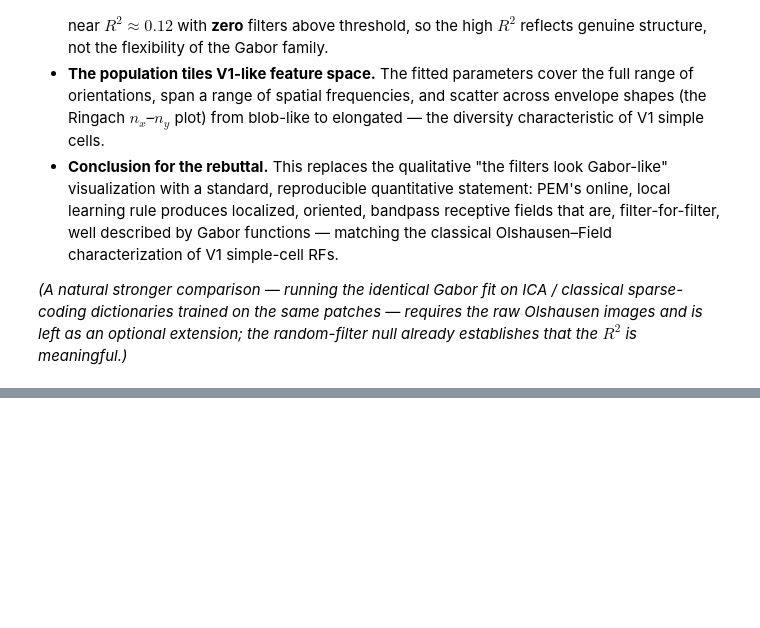
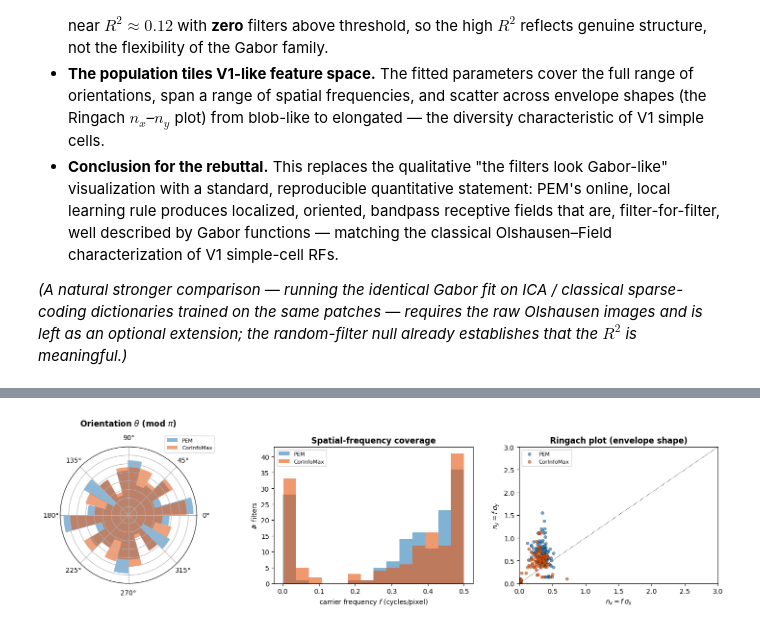
Before and after one commit to BariscanBozkurt/Predictive-Entropy-Maximization, a Jupyter notebook: Simulations/AnalyzeSimulationResults/PEM_Gabor_Receptive_Field_Quantification.ipynb, the cells around one changed output, grey strips where cells are left out. Cells and saved outputs as stored; diff of their text form; code cells hidden in the pictures; blank space fills up the shorter version.

```diff
--- a/Simulations/AnalyzeSimulationResults/PEM_Gabor_Receptive_Field_Quantification.ipynb
+++ b/Simulations/AnalyzeSimulationResults/PEM_Gabor_Receptive_Field_Quantification.ipynb
@@ -291,0 +361,33 @@ extension; the random-filter null already establishes that the $R^2$ is meaningf
+# %%
+def ringach_params(prm, r2, thr=0.75):
+    keep = r2 > thr
+    th = prm[:, 3] % np.pi
+    f  = prm[:, 6]
+    nx = f * np.abs(prm[:, 4]); ny = f * np.abs(prm[:, 5])
+    return th[keep], f[keep], np.clip(nx[keep], 0, 3), np.clip(ny[keep], 0, 3)
+
+thP, fP, nxP, nyP = ringach_params(params, r2_pem)
+thC, fC, nxC, nyC = ringach_params(params_cim, r2_cim)
+
+fig = plt.figure(figsize=(15, 4.2))
+axp = fig.add_subplot(1, 3, 1, projection="polar")
+for th, col, lab in [(thP, "#2c7fb8", "PEM"), (thC, "#e6550d", "CorInfoMax")]:
+    axp.hist(np.concatenate([th, th + np.pi]), bins=24, alpha=0.55, color=col, label=lab)
+axp.set_title("Orientation $\\theta$ (mod $\\pi$)", fontweight="bold", pad=12); axp.set_yticklabels([])
+axp.legend(loc="upper right", bbox_to_anchor=(1.15, 1.1), fontsize=8)
+
+ax2 = fig.add_subplot(1, 3, 2)
+ax2.hist(fP, bins=14, alpha=0.6, color="#2c7fb8", label="PEM")
+ax2.hist(fC, bins=14, alpha=0.6, color="#e6550d", label="CorInfoMax")
+ax2.set_xlabel("carrier frequency $f$ (cycles/pixel)"); ax2.set_ylabel("# filters")
+ax2.set_title("Spatial-frequency coverage", fontweight="bold"); ax2.legend(fontsize=8)
+
+ax3 = fig.add_subplot(1, 3, 3)
+ax3.scatter(nxP, nyP, s=20, color="#2c7fb8", alpha=0.7, edgecolor="k", linewidth=0.3, label="PEM")
+ax3.scatter(nxC, nyC, s=20, color="#e6550d", alpha=0.7, edgecolor="k", linewidth=0.3, label="CorInfoMax")
+ax3.set_xlabel("$n_x=f\\,\\sigma_x$"); ax3.set_ylabel("$n_y=f\\,\\sigma_y$")
+ax3.set_title("Ringach plot (envelope shape)", fontweight="bold")
+ax3.set_xlim(0, 3); ax3.set_ylim(0, 3); ax3.plot([0, 3], [0, 3], "k:", lw=0.8); ax3.legend(fontsize=8)
+plt.tight_layout(); plt.show()
+# %% [output]
+[figure, added]
```
Also changed, not shown: parts of 6 cells of this notebook.
